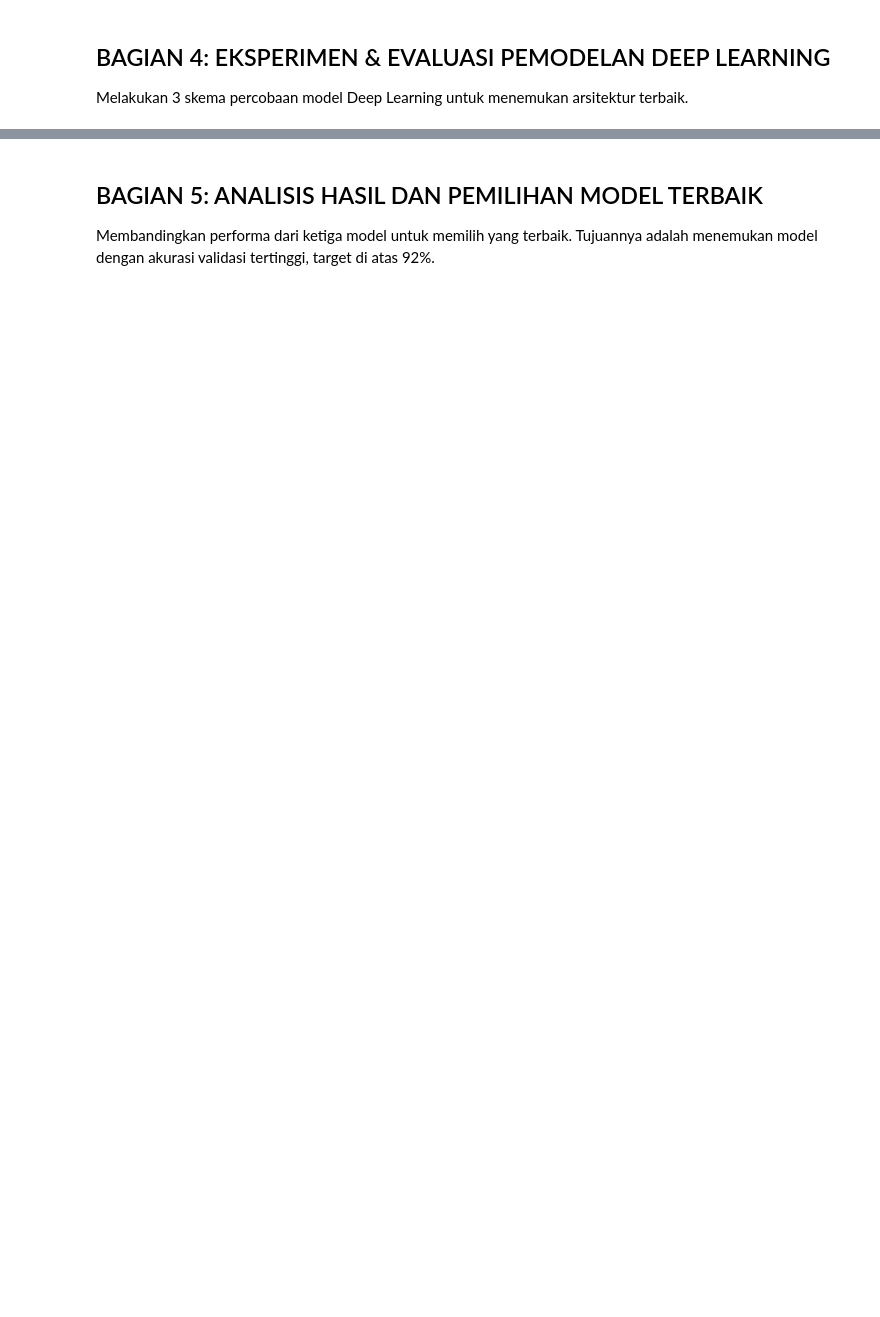
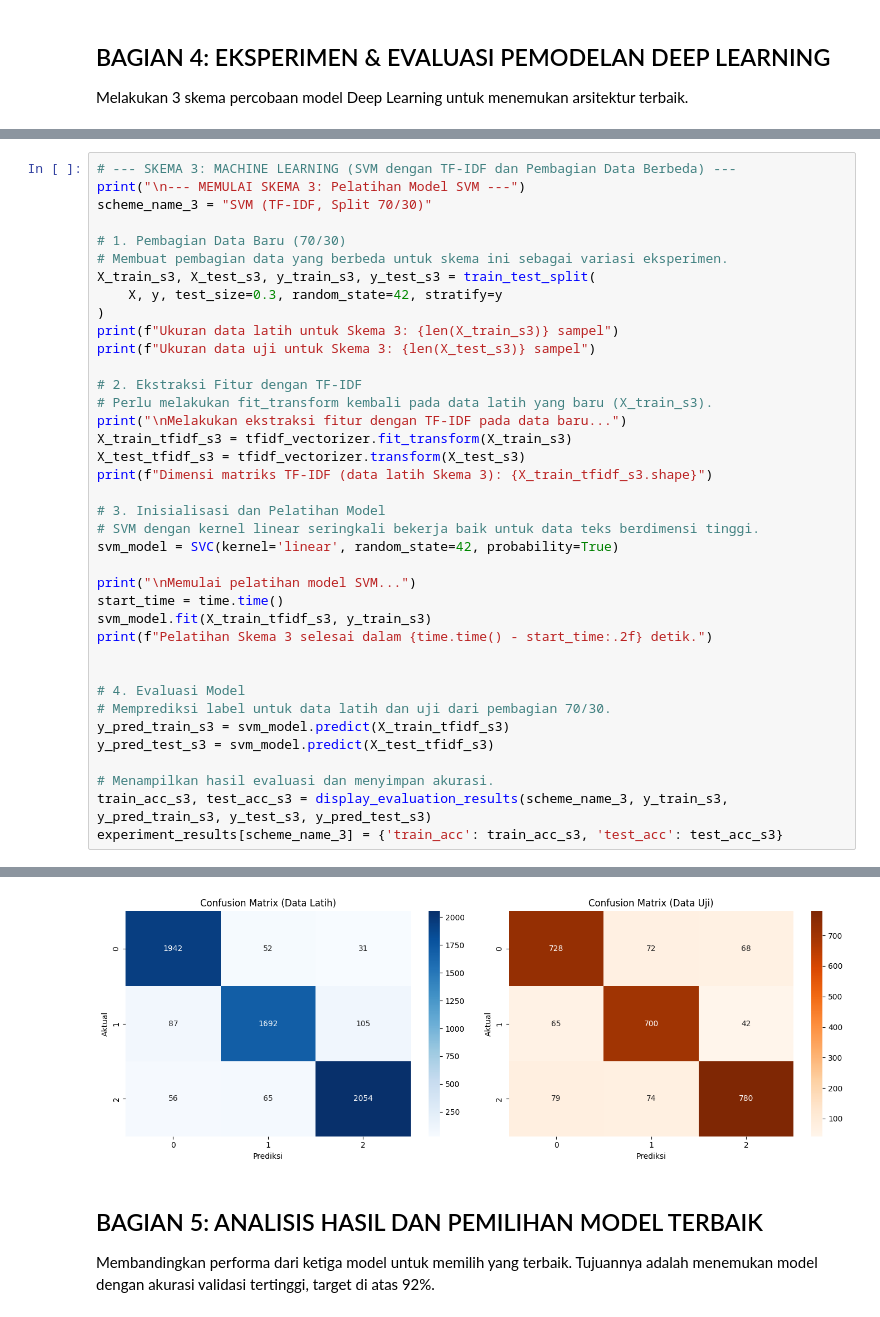
Before and after one commit to husainfadhlillah/dicoding-AppProductReview-SentimentAnalysis, a Jupyter notebook: Analisis Sentimen_Muhammad Husain Fadhlillah/sentiment_analysis_signal.ipynb, the cells around one changed output, grey strips where cells are left out. Drawn from its saved outputs; the diff is of its cells as text; blank space fills up the shorter version.

```diff
--- a/Analisis Sentimen_Muhammad Husain Fadhlillah/sentiment_analysis_signal.ipynb
+++ b/Analisis Sentimen_Muhammad Husain Fadhlillah/sentiment_analysis_signal.ipynb
@@ -915,0 +563,39 @@ get_final_recommendations()
+# %%
+# --- SKEMA 3: MACHINE LEARNING (SVM dengan TF-IDF dan Pembagian Data Berbeda) ---
+print("\n--- MEMULAI SKEMA 3: Pelatihan Model SVM ---")
+scheme_name_3 = "SVM (TF-IDF, Split 70/30)"
+
+# 1. Pembagian Data Baru (70/30)
+# Membuat pembagian data yang berbeda untuk skema ini sebagai variasi eksperimen.
+X_train_s3, X_test_s3, y_train_s3, y_test_s3 = train_test_split(
+    X, y, test_size=0.3, random_state=42, stratify=y
+)
+print(f"Ukuran data latih untuk Skema 3: {len(X_train_s3)} sampel")
+print(f"Ukuran data uji untuk Skema 3: {len(X_test_s3)} sampel")
+
+# 2. Ekstraksi Fitur dengan TF-IDF
+# Perlu melakukan fit_transform kembali pada data latih yang baru (X_train_s3).
+print("\nMelakukan ekstraksi fitur dengan TF-IDF pada data baru...")
+X_train_tfidf_s3 = tfidf_vectorizer.fit_transform(X_train_s3)
+X_test_tfidf_s3 = tfidf_vectorizer.transform(X_test_s3)
+print(f"Dimensi matriks TF-IDF (data latih Skema 3): {X_train_tfidf_s3.shape}")
+
+# 3. Inisialisasi dan Pelatihan Model
+# SVM dengan kernel linear seringkali bekerja baik untuk data teks berdimensi tinggi.
+svm_model = SVC(kernel='linear', random_state=42, probability=True)
+
+print("\nMemulai pelatihan model SVM...")
+start_time = time.time()
+svm_model.fit(X_train_tfidf_s3, y_train_s3)
+print(f"Pelatihan Skema 3 selesai dalam {time.time() - start_time:.2f} detik.")
+
+
+# 4. Evaluasi Model
+# Memprediksi label untuk data latih dan uji dari pembagian 70/30.
+y_pred_train_s3 = svm_model.predict(X_train_tfidf_s3)
+y_pred_test_s3 = svm_model.predict(X_test_tfidf_s3)
+
+# Menampilkan hasil evaluasi dan menyimpan akurasi.
+train_acc_s3, test_acc_s3 = display_evaluation_results(scheme_name_3, y_train_s3, y_pred_train_s3, y_test_s3, y_pred_test_s3)
+experiment_results[scheme_name_3] = {'train_acc': train_acc_s3, 'test_acc': test_acc_s3}
+# %% [output]
@@ -916,3 +619,4 @@ get_final_recommendations()
+[figure, added]
 # %% [markdown]
 ## BAGIAN 5: ANALISIS HASIL DAN PEMILIHAN MODEL TERBAIK
 Membandingkan performa dari ketiga model untuk memilih yang terbaik. Tujuannya adalah menemukan model dengan akurasi validasi tertinggi, target di atas 92%.
```
Also changed, not shown: parts of 17 cells of this notebook.
